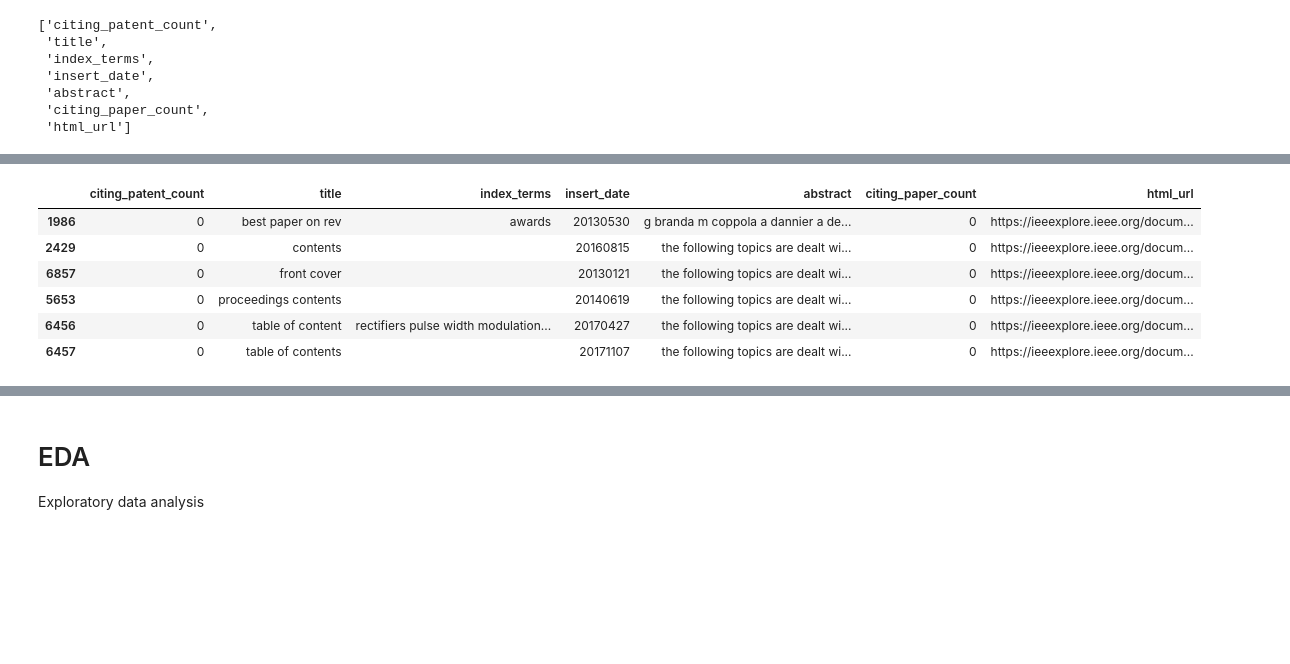
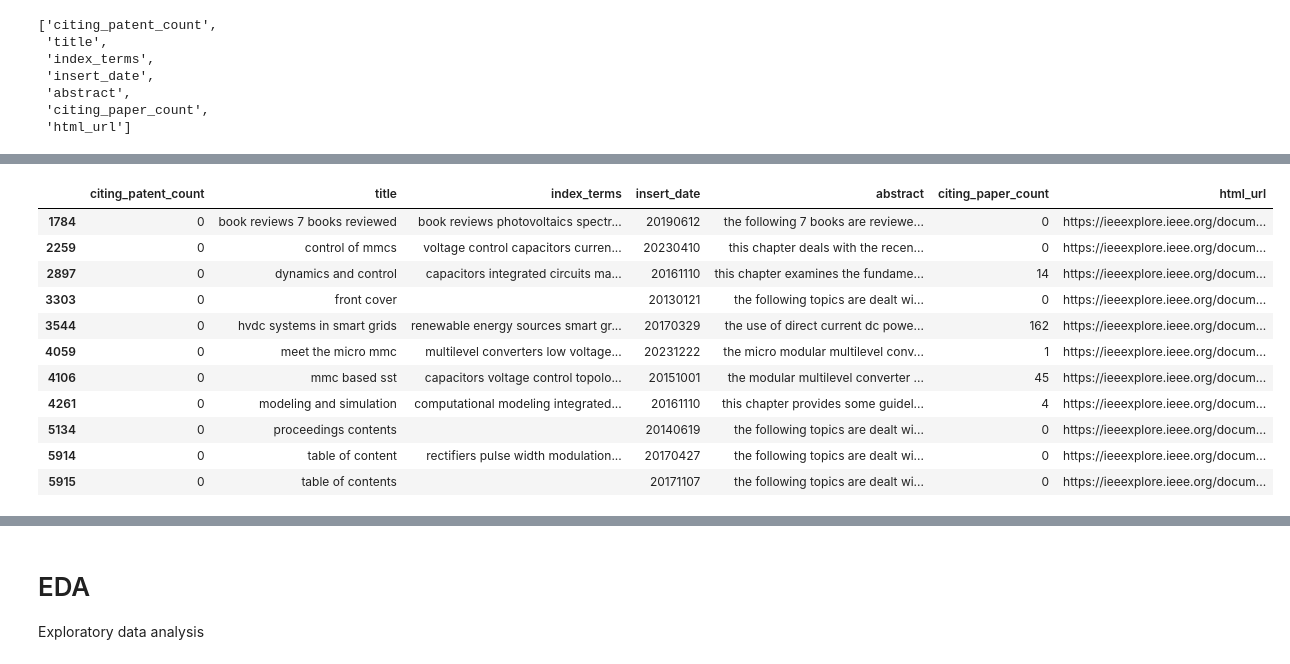
Before and after one commit to pabloajimenezc/SOTA, a Jupyter notebook: notebooks/02_data_preprocessing.ipynb, the cells around one changed output, grey strips where cells are left out. Drawn from its saved outputs; the diff is of its cells as text; code cells hidden in the pictures; blank space fills up the shorter version.

```diff
--- a/notebooks/02_data_preprocessing.ipynb
+++ b/notebooks/02_data_preprocessing.ipynb
@@ -348,28 +348,53 @@ sorted(data[col].value_counts().sort_values().index.tolist(), key=len)
 # %%
 # Remove data with suspicious title
 
 suspicious_titles = \
 [
-    'contents',
-    'front cover',
-    'table of content',
-    'best paper on rev',
-    'table of contents',
-    'proceedings contents',
-    'book reviews 7 books reviewed ',
+ 'booklet',
+ 'contents',
+ 'front cover',
+ 'front matter',
+ 'introduction',
+ 'mmc based sst',
+ 'keynote speech',
+ 'control of mmcs',
+ 'dc transmission',
+ 'keynote speakers',
+ 'table of content',
+ 'best paper on rev',
+ 'table of contents',
+ 'meet the micro mmc',
+ 'review of hvdc tap',
+ 'main circuit design',
+ 'wind energy systems',
+ 'dynamics and control',
+ 'proceedings contents',
+ 'icrera 2018 tutorials',
+ 'modeling and simulation',
+ 'the closed loop revolution',
+ 'design of capacitors in sst',
+ 'hvdc systems in smart grids',
+ 'control of statcoms a review',
+ 'keynote speakers 4 abstracts',
+ 'book reviews 7 books reviewed'
 ]
 
 mask = data['title'].isin(suspicious_titles)
 
 display(data.loc[mask])
 # %% [output]
 |  | citing_patent_count | title | index_terms | insert_date | abstract | citing_paper_count | html_url |
-| 1986 | 0 | best paper on rev | awards | 20130530 | g branda m coppola a dannier a de... | 0 | https://ieeexplore.ieee.org/docum... |
-| 2429 | 0 | contents |  | 20160815 | the following topics are dealt wi... | 0 | https://ieeexplore.ieee.org/docum... |
-| 6857 | 0 | front cover |  | 20130121 | the following topics are dealt wi... | 0 | https://ieeexplore.ieee.org/docum... |
-| 5653 | 0 | proceedings contents |  | 20140619 | the following topics are dealt wi... | 0 | https://ieeexplore.ieee.org/docum... |
-| 6456 | 0 | table of content | rectifiers pulse width modulation... | 20170427 | the following topics are dealt wi... | 0 | https://ieeexplore.ieee.org/docum... |
-| 6457 | 0 | table of contents |  | 20171107 | the following topics are dealt wi... | 0 | https://ieeexplore.ieee.org/docum... |
+| 1784 | 0 | book reviews 7 books reviewed | book reviews photovoltaics spectr... | 20190612 | the following 7 books are reviewe... | 0 | https://ieeexplore.ieee.org/docum... |
+| 2259 | 0 | control of mmcs | voltage control capacitors curren... | 20230410 | this chapter deals with the recen... | 0 | https://ieeexplore.ieee.org/docum... |
+| 2897 | 0 | dynamics and control | capacitors integrated circuits ma... | 20161110 | this chapter examines the fundame... | 14 | https://ieeexplore.ieee.org/docum... |
+| 3303 | 0 | front cover |  | 20130121 | the following topics are dealt wi... | 0 | https://ieeexplore.ieee.org/docum... |
+| 3544 | 0 | hvdc systems in smart grids | renewable energy sources smart gr... | 20170329 | the use of direct current dc powe... | 162 | https://ieeexplore.ieee.org/docum... |
+| 4059 | 0 | meet the micro mmc | multilevel converters low voltage... | 20231222 | the micro modular multilevel conv... | 1 | https://ieeexplore.ieee.org/docum... |
+| 4106 | 0 | mmc based sst | capacitors voltage control topolo... | 20151001 | the modular multilevel converter ... | 45 | https://ieeexplore.ieee.org/docum... |
+| 4261 | 0 | modeling and simulation | computational modeling integrated... | 20161110 | this chapter provides some guidel... | 4 | https://ieeexplore.ieee.org/docum... |
+| 5134 | 0 | proceedings contents |  | 20140619 | the following topics are dealt wi... | 0 | https://ieeexplore.ieee.org/docum... |
+| 5914 | 0 | table of content | rectifiers pulse width modulation... | 20170427 | the following topics are dealt wi... | 0 | https://ieeexplore.ieee.org/docum... |
+| 5915 | 0 | table of contents |  | 20171107 | the following topics are dealt wi... | 0 | https://ieeexplore.ieee.org/docum... |
 # %%
 # Remove
 mask = data['title'] == 'best paper on rev'
```
Also changed, not shown: parts of 34 cells of this notebook, 3 other files.
